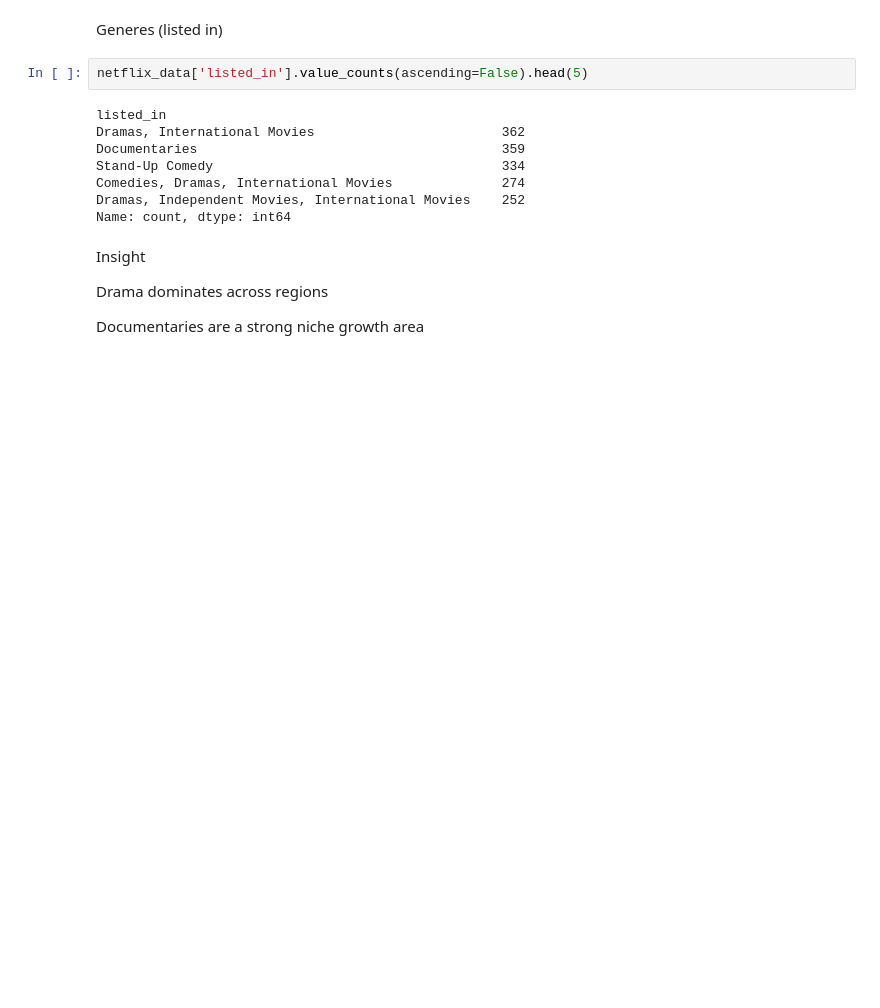
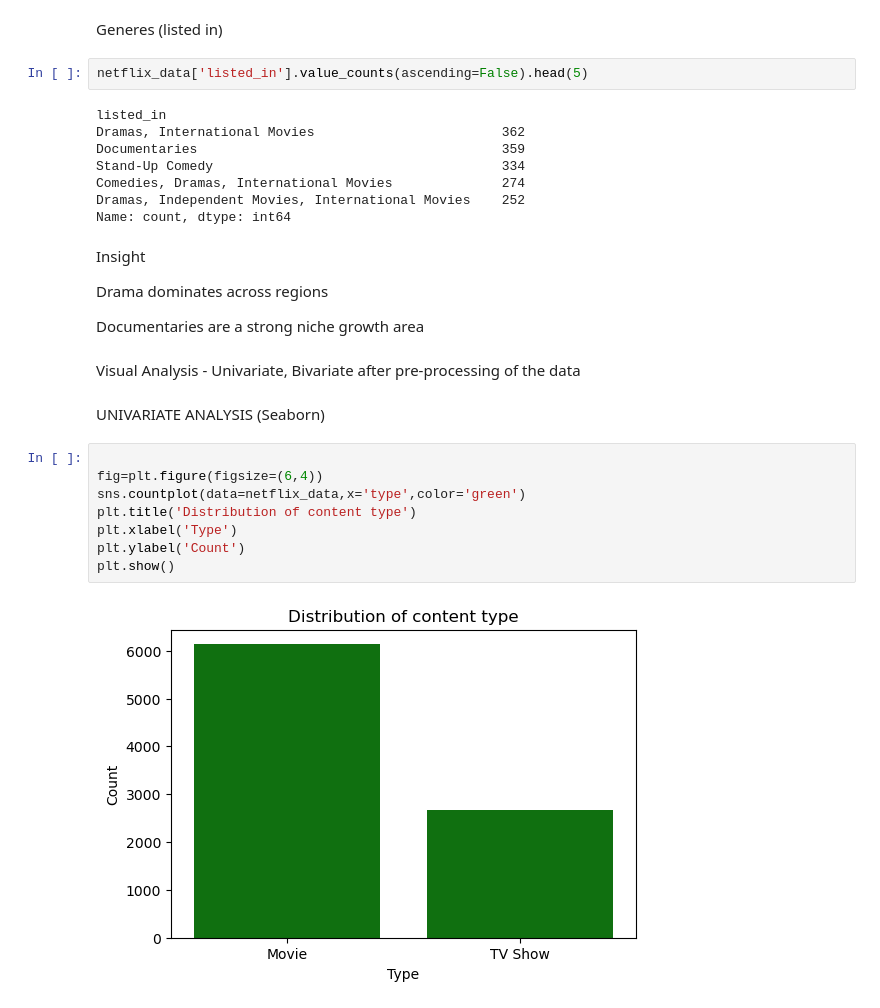
Before and after one commit to shahnawazm786/python-practice, a Jupyter notebook: educ/BusinessCaseStudy/netflix.ipynb, the cells around one changed output. Cells and saved outputs as stored; diff of their text form; blank space fills up the shorter version.

Commit message:
netflix

```diff
--- a/educ/BusinessCaseStudy/netflix.ipynb
+++ b/educ/BusinessCaseStudy/netflix.ipynb
@@ -324,3 +324,17 @@ Insight
 Drama dominates across regions
 
 Documentaries are a strong niche growth area
+# %% [markdown]
+Visual Analysis - Univariate, Bivariate after pre-processing of the data
+# %% [markdown]
+UNIVARIATE ANALYSIS (Seaborn)
+# %%
+
+fig=plt.figure(figsize=(6,4))
+sns.countplot(data=netflix_data,x='type',color='green')
+plt.title('Distribution of content type')
+plt.xlabel('Type')
+plt.ylabel('Count')
+plt.show()
+# %% [output]
+[figure, added]
```
Also changed, not shown: parts of 13 cells of this notebook.
